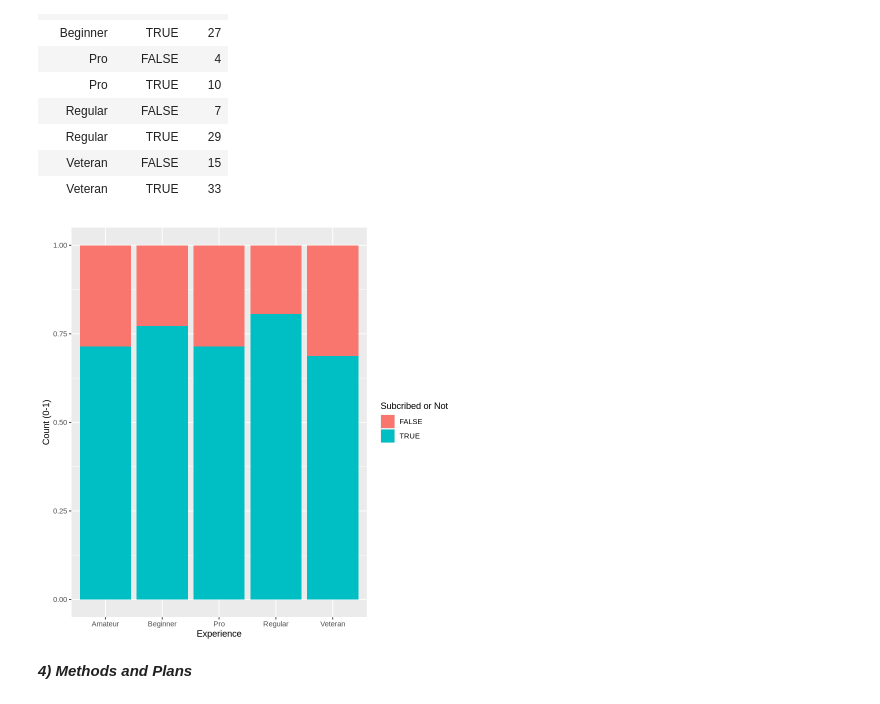
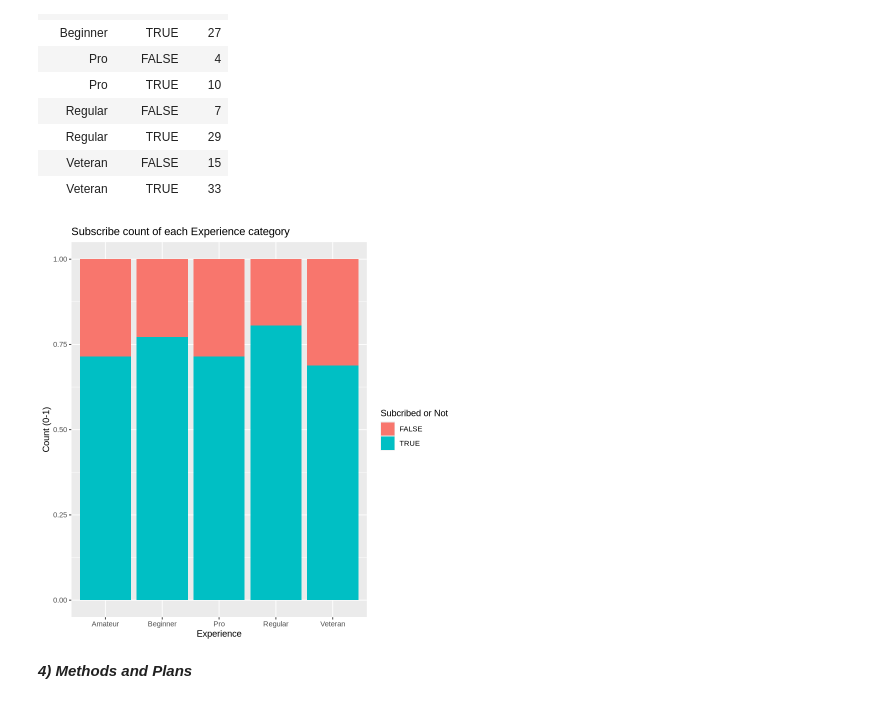
Before and after one commit to annhuynhh/individual_planning_project, a Jupyter notebook: huynh_individual_planning.ipynb, the cells around one changed output. Cells and saved outputs as stored; diff of their text form; code cells hidden in the pictures.

```diff
--- a/huynh_individual_planning.ipynb
+++ b/huynh_individual_planning.ipynb
@@ -154,10 +156,10 @@ A tibble: 10 × 3
 # %%
 sub_exp_plot <- ggplot(sub_groups, aes(x = experience, y = n, fill = subscribe)) +
     geom_bar(stat = "identity", position = "fill") +
-    labs(x = "Experience", y = "Count (0-1)", fill = "Subcribed or Not")
+    labs(x = "Experience", y = "Count (0-1)", fill = "Subcribed or Not", title = "Subscribe count of each Experience category")
 
 sub_exp_plot
 # %% [output]
-[figure, old version]
+[figure, new version]
 # %% [markdown]
 ***4) Methods and Plans***
```
Also changed, not shown: parts of 4 cells of this notebook.
